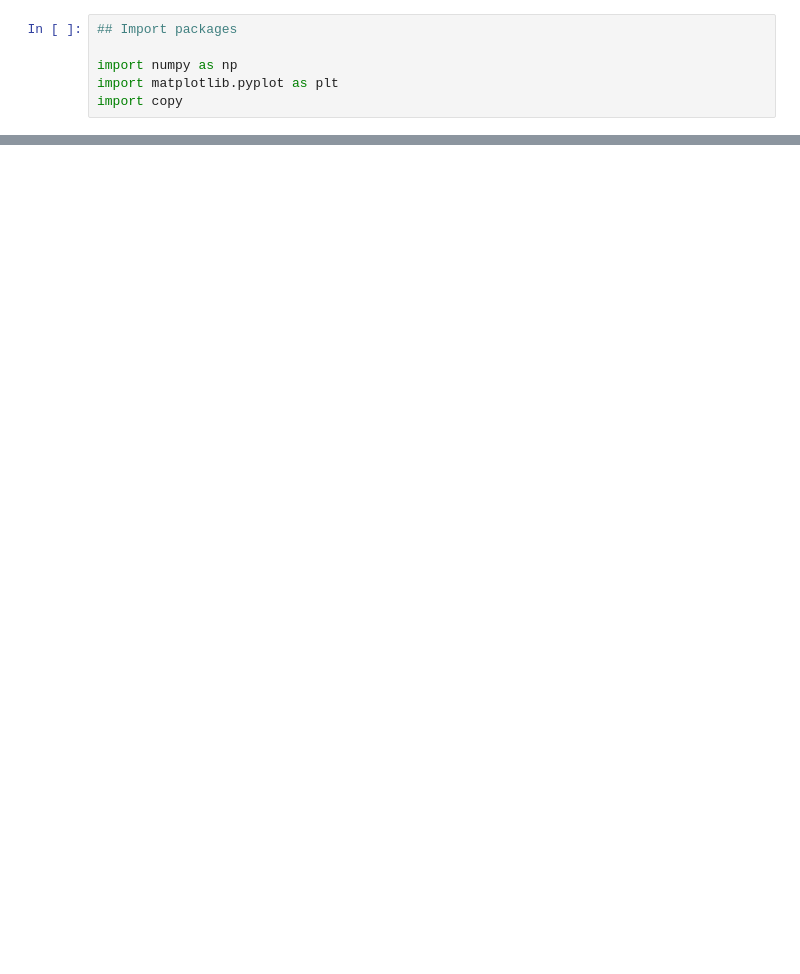
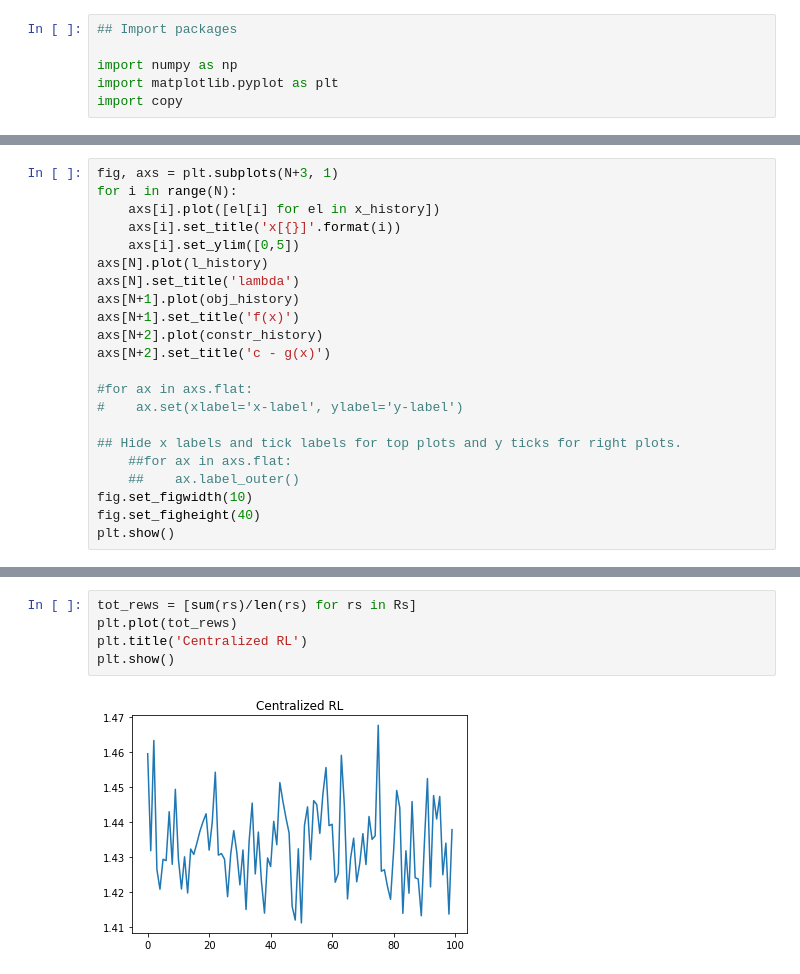
Before and after one commit to ed13santi/RL-optimization-2, a Jupyter notebook: RL opt linear constraints.ipynb, the cells around one changed output, grey strips where cells are left out. Cells and saved outputs as stored; diff of their text form; blank space fills up the shorter version.

Commit message:
added centralized RL

```diff
--- a/RL opt linear constraints.ipynb
+++ b/RL opt linear constraints.ipynb
@@ -79,0 +99,22 @@ constr = (lambda x, A=constr_A, C=C: lin_constr(A, C, x))
+# %%
+fig, axs = plt.subplots(N+3, 1)
+for i in range(N):
+    axs[i].plot([el[i] for el in x_history])
+    axs[i].set_title('x[{}]'.format(i))
+    axs[i].set_ylim([0,5])
+axs[N].plot(l_history)
+axs[N].set_title('lambda')
+axs[N+1].plot(obj_history)
+axs[N+1].set_title('f(x)')
+axs[N+2].plot(constr_history)
+axs[N+2].set_title('c - g(x)')
+
+#for ax in axs.flat:
+#    ax.set(xlabel='x-label', ylabel='y-label')
+
+## Hide x labels and tick labels for top plots and y ticks for right plots.
+    ##for ax in axs.flat:
+    ##    ax.label_outer()
+fig.set_figwidth(10)
+fig.set_figheight(40)
+plt.show()
@@ -79,0 +253,7 @@ constr = (lambda x, A=constr_A, C=C: lin_constr(A, C, x))
+# %%
+tot_rews = [sum(rs)/len(rs) for rs in Rs]
+plt.plot(tot_rews)
+plt.title('Centralized RL')
+plt.show()
+# %% [output]
+[figure, added]
```
Also changed, not shown: parts of 11 cells of this notebook.
